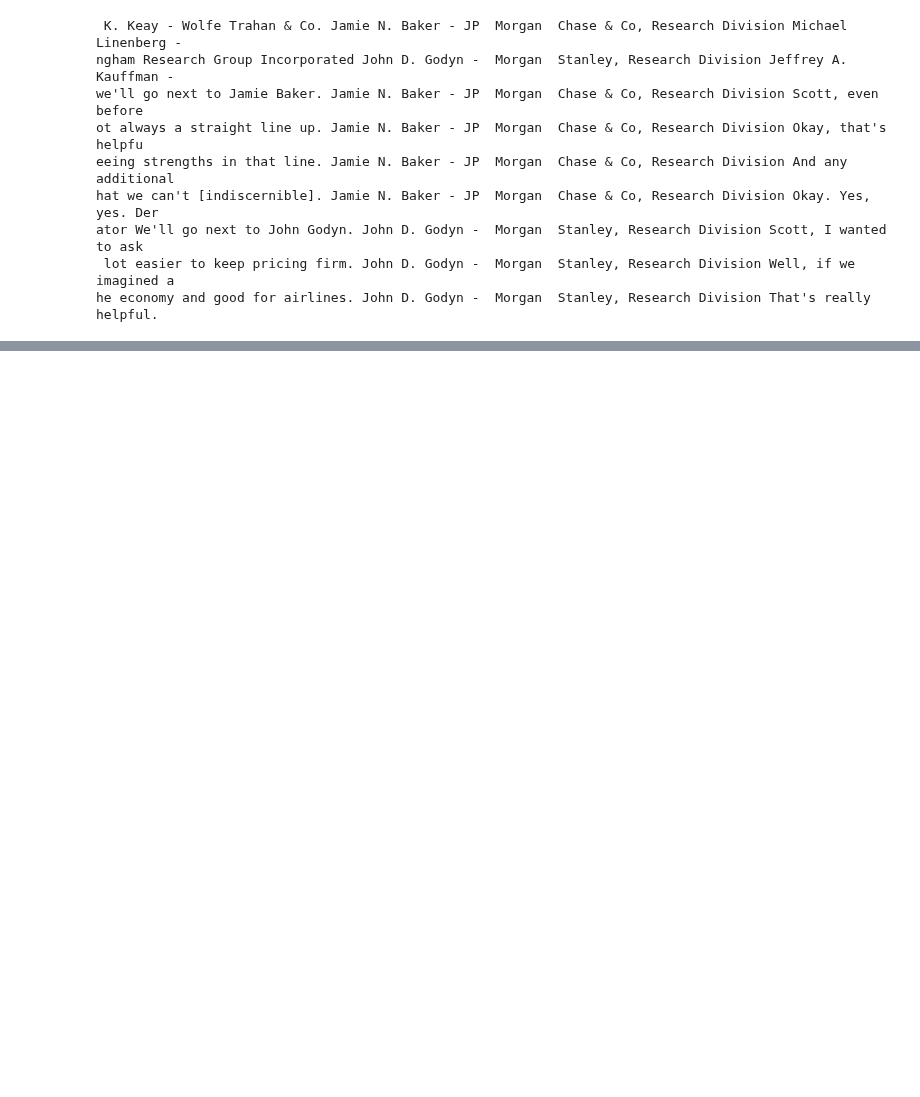
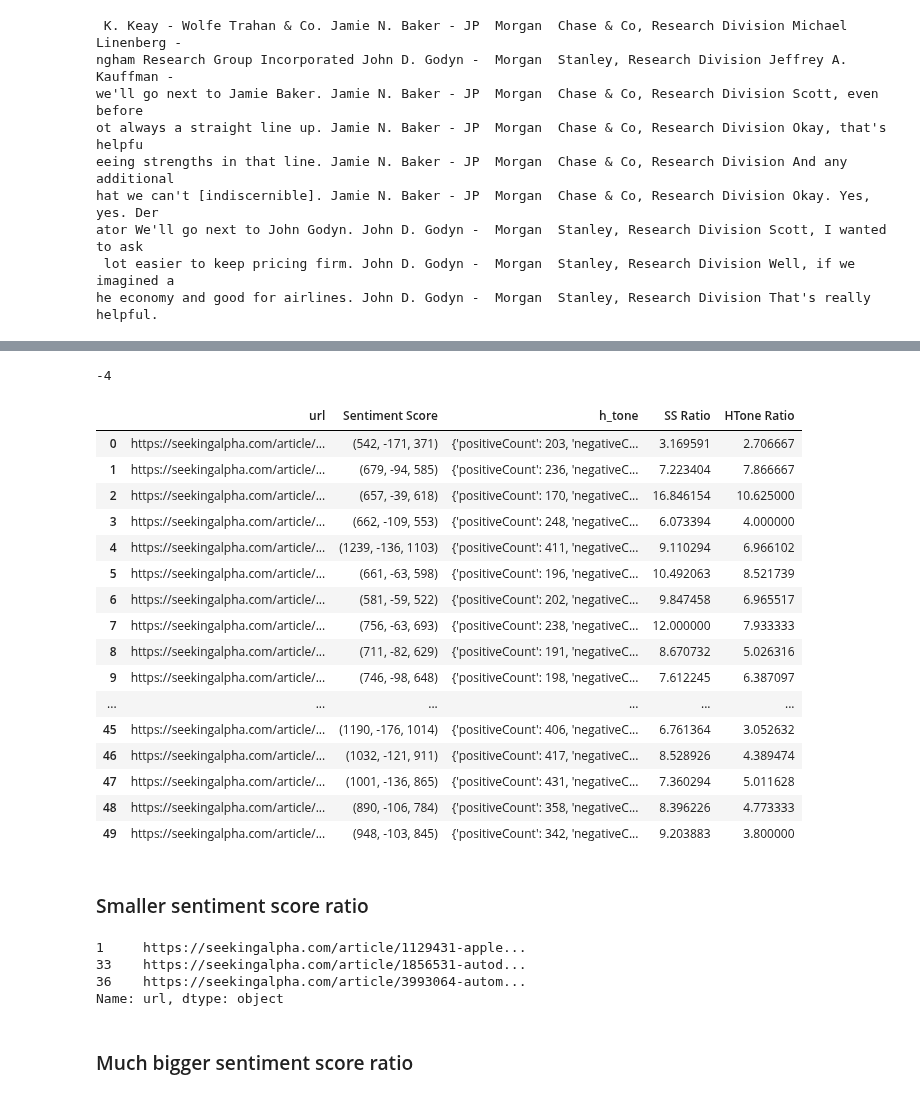
Before and after one commit to minimalgeek/Python, a Jupyter notebook: NLP/SpacySeekingAlpha/spacy_seeking_01.ipynb, the cells around one changed output, grey strips where cells are left out. Cells and saved outputs as stored; diff of their text form; code cells hidden in the pictures; blank space fills up the shorter version.

Commit message:
Afinn scoring, ratio comparsion

```diff
--- a/NLP/SpacySeekingAlpha/spacy_seeking_01.ipynb
+++ b/NLP/SpacySeekingAlpha/spacy_seeking_01.ipynb
@@ -134,0 +175,4 @@ Image(filename='./wordcloud.png')
+# %%
+afinn[afinn['Word'] == 'shit']['Score'].get(0, 0)
+# %% [output]
+-4
@@ -134,0 +183,47 @@ Image(filename='./wordcloud.png')
+# %%
+def build_score_for_tokens(tokens):
+    score_pos, score_neg = 0, 0
+    for token in tokens:
+        temp_score = afinn[afinn['Word'] == token]['Score'].get(0, 0)
+        if temp_score > 0:
+            score_pos += temp_score
+        elif temp_score < 0:
+            score_neg += temp_score
+    return (score_pos, score_neg, score_pos + score_neg)
+# %%
+transcripts['Sentiment Score'] = transcripts['tokens'].apply(lambda val: build_score_for_tokens(val))
+# %%
+transcripts['SS Ratio'] = transcripts['Sentiment Score'].apply(lambda row: row[0]/(-row[1]))
+# %%
+transcripts['HTone Ratio'] = transcripts['h_tone'].apply(lambda row: row['positiveCount']/row['negativeCount'])
+# %%
+transcripts[['url', 'Sentiment Score', 'h_tone', 'SS Ratio', 'HTone Ratio']]
+# %% [output]
+|  | url | Sentiment Score | h_tone | SS Ratio | HTone Ratio |
+| 0 | https://seekingalpha.com/article/... | (542, -171, 371) | {'positiveCount': 203, 'negativeC... | 3.169591 | 2.706667 |
+| 1 | https://seekingalpha.com/article/... | (679, -94, 585) | {'positiveCount': 236, 'negativeC... | 7.223404 | 7.866667 |
+| 2 | https://seekingalpha.com/article/... | (657, -39, 618) | {'positiveCount': 170, 'negativeC... | 16.846154 | 10.625000 |
+| 3 | https://seekingalpha.com/article/... | (662, -109, 553) | {'positiveCount': 248, 'negativeC... | 6.073394 | 4.000000 |
+| 4 | https://seekingalpha.com/article/... | (1239, -136, 1103) | {'positiveCount': 411, 'negativeC... | 9.110294 | 6.966102 |
+| 5 | https://seekingalpha.com/article/... | (661, -63, 598) | {'positiveCount': 196, 'negativeC... | 10.492063 | 8.521739 |
+| 6 | https://seekingalpha.com/article/... | (581, -59, 522) | {'positiveCount': 202, 'negativeC... | 9.847458 | 6.965517 |
+| 7 | https://seekingalpha.com/article/... | (756, -63, 693) | {'positiveCount': 238, 'negativeC... | 12.000000 | 7.933333 |
+| 8 | https://seekingalpha.com/article/... | (711, -82, 629) | {'positiveCount': 191, 'negativeC... | 8.670732 | 5.026316 |
+| 9 | https://seekingalpha.com/article/... | (746, -98, 648) | {'positiveCount': 198, 'negativeC... | 7.612245 | 6.387097 |
+| ... | ... | ... | ... | ... | ... |
+| 45 | https://seekingalpha.com/article/... | (1190, -176, 1014) | {'positiveCount': 406, 'negativeC... | 6.761364 | 3.052632 |
+| 46 | https://seekingalpha.com/article/... | (1032, -121, 911) | {'positiveCount': 417, 'negativeC... | 8.528926 | 4.389474 |
+| 47 | https://seekingalpha.com/article/... | (1001, -136, 865) | {'positiveCount': 431, 'negativeC... | 7.360294 | 5.011628 |
+| 48 | https://seekingalpha.com/article/... | (890, -106, 784) | {'positiveCount': 358, 'negativeC... | 8.396226 | 4.773333 |
+| 49 | https://seekingalpha.com/article/... | (948, -103, 845) | {'positiveCount': 342, 'negativeC... | 9.203883 | 3.800000 |
+# %% [markdown]
+### Smaller sentiment score ratio
+# %%
+transcripts[transcripts['SS Ratio'] < transcripts['HTone Ratio']]['url']
+# %% [output]
+1     https://seekingalpha.com/article/1129431-apple...
+33    https://seekingalpha.com/article/1856531-autod...
+36    https://seekingalpha.com/article/3993064-autom...
+Name: url, dtype: object
+# %% [markdown]
+### Much bigger sentiment score ratio
```
Also changed, not shown: parts of 13 cells of this notebook, 2 other files.
